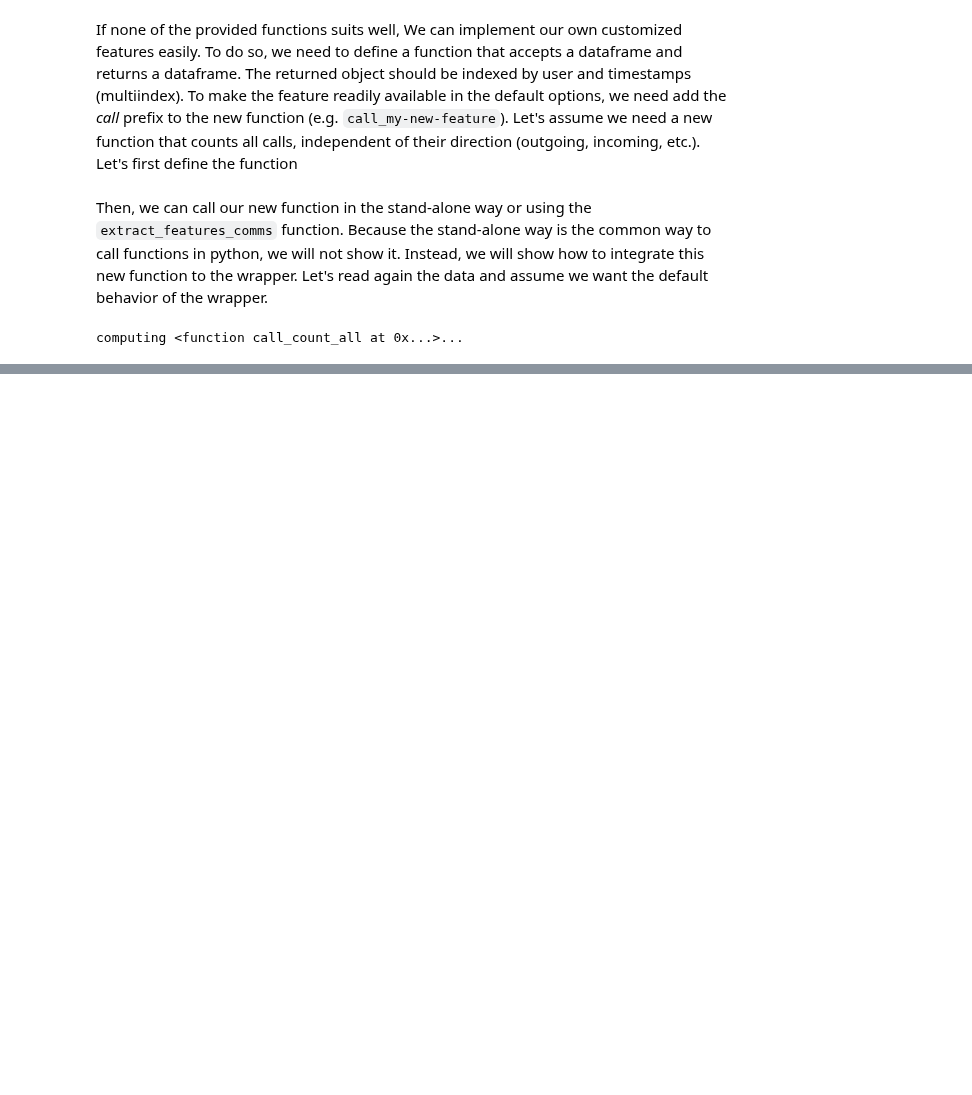
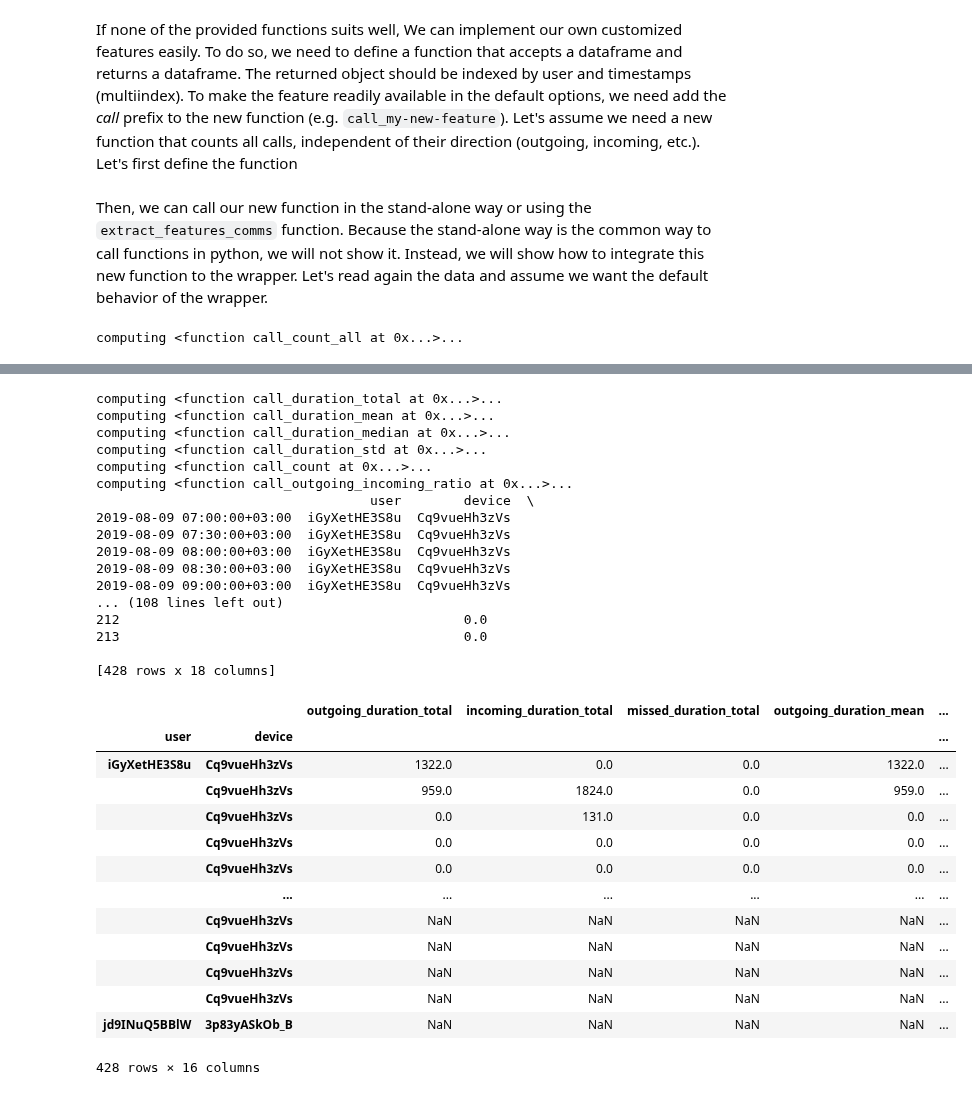
Before and after one commit to digitraceslab/niimpy, a Jupyter notebook: docs/demo_notebooks/communication.ipynb, the cells around one changed output, grey strips where cells are left out. Cells and saved outputs as stored; diff of their text form; code cells hidden in the pictures; blank space fills up the shorter version.

Commit message:
Transform communication.py

```diff
--- a/docs/demo_notebooks/communication.ipynb
+++ b/docs/demo_notebooks/communication.ipynb
@@ -396,0 +392,49 @@ customized_features.head()
+# %%
+import os
+
+import numpy as np
+import pandas as pd
+import numpy as np
+
+import niimpy
+import niimpy.preprocessing.communication as comms
+from niimpy import config
+
+# read sample data
+data = niimpy.read_csv(config.MULTIUSER_AWARE_CALLS_PATH, tz='Europe/Helsinki')
+test = comms.extract_features_comms(data, features=None)
+print(test)
+test = test.set_index(list(comms.group_by_columns & set(test.columns)), append=True)
+test
+# %% [output]
+computing <function call_duration_total at 0x...>...
+computing <function call_duration_mean at 0x...>...
+computing <function call_duration_median at 0x...>...
+computing <function call_duration_std at 0x...>...
+computing <function call_count at 0x...>...
+computing <function call_outgoing_incoming_ratio at 0x...>...
+                                   user        device  \
+2019-08-09 07:00:00+03:00  iGyXetHE3S8u  Cq9vueHh3zVs
+2019-08-09 07:30:00+03:00  iGyXetHE3S8u  Cq9vueHh3zVs
+2019-08-09 08:00:00+03:00  iGyXetHE3S8u  Cq9vueHh3zVs
+2019-08-09 08:30:00+03:00  iGyXetHE3S8u  Cq9vueHh3zVs
+2019-08-09 09:00:00+03:00  iGyXetHE3S8u  Cq9vueHh3zVs
+... (108 lines left out)
+212                                            0.0
+213                                            0.0
+
+[428 rows x 18 columns]
+|  |  | outgoing_duration_total | incoming_duration_total | missed_duration_total | outgoing_duration_mean | ... |
+| user | device |  |  |  |  | ... |
+| iGyXetHE3S8u | Cq9vueHh3zVs | 1322.0 | 0.0 | 0.0 | 1322.0 | ... |
+|  | Cq9vueHh3zVs | 959.0 | 1824.0 | 0.0 | 959.0 | ... |
+|  | Cq9vueHh3zVs | 0.0 | 131.0 | 0.0 | 0.0 | ... |
+|  | Cq9vueHh3zVs | 0.0 | 0.0 | 0.0 | 0.0 | ... |
+|  | Cq9vueHh3zVs | 0.0 | 0.0 | 0.0 | 0.0 | ... |
+|  | ... | ... | ... | ... | ... | ... |
+|  | Cq9vueHh3zVs | NaN | NaN | NaN | NaN | ... |
+|  | Cq9vueHh3zVs | NaN | NaN | NaN | NaN | ... |
+|  | Cq9vueHh3zVs | NaN | NaN | NaN | NaN | ... |
+|  | Cq9vueHh3zVs | NaN | NaN | NaN | NaN | ... |
+| jd9INuQ5BBlW | 3p83yASkOb_B | NaN | NaN | NaN | NaN | ... |
+428 rows × 16 columns
```
Also changed, not shown: parts of 13 cells of this notebook, 3 other files.
